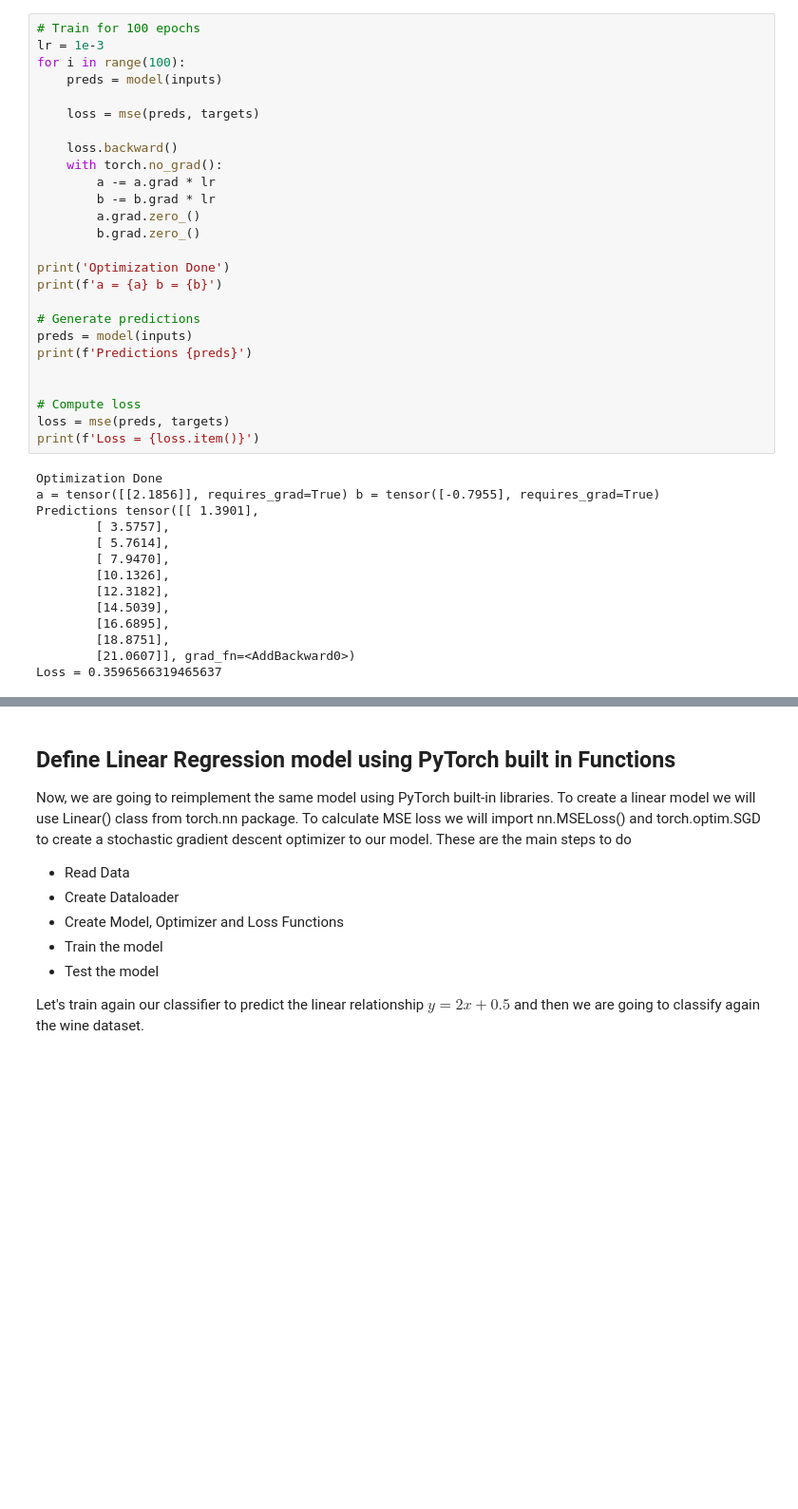
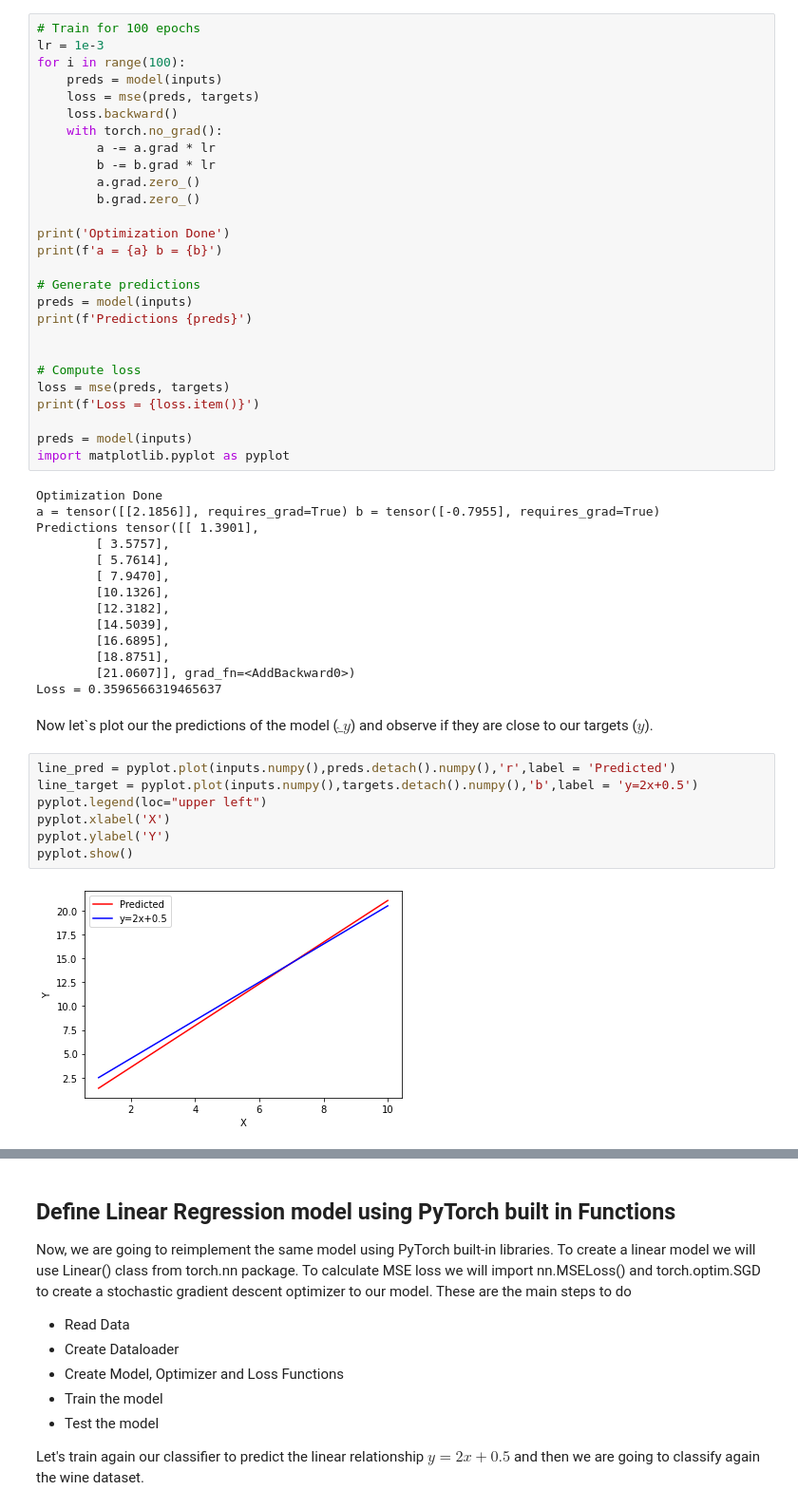
Before and after one commit to iliasprc/pytorch-tutorials, a Jupyter notebook: 1_getting_started/1.7.linear_regression.ipynb, the cells around one changed output, grey strips where cells are left out. Shown at 95% size. Drawn from its saved outputs; the diff is of its cells as text; blank space fills up the shorter version.

```diff
--- a/1_getting_started/1.7.linear_regression.ipynb
+++ b/1_getting_started/1.7.linear_regression.ipynb
@@ -157,9 +153,7 @@ Let's train the model now for 100 iterations and test again the predictions.
 lr = 1e-3
 for i in range(100):
     preds = model(inputs)
-
     loss = mse(preds, targets)
-
     loss.backward()
     with torch.no_grad():
         a -= a.grad * lr
@@ -178,6 +172,9 @@ print(f'Predictions {preds}')
 # Compute loss
 loss = mse(preds, targets)
 print(f'Loss = {loss.item()}')
+
+preds = model(inputs)
+import matplotlib.pyplot as pyplot
 # %% [output]
 Optimization Done
 a = tensor([[2.1856]], requires_grad=True) b = tensor([-0.7955], requires_grad=True)
@@ -192,6 +189,17 @@ Predictions tensor([[ 1.3901],
         [18.8751],
         [21.0607]], grad_fn=<AddBackward0>)
 Loss = 0.3596566319465637
+# %% [markdown]
+Now let`s plot our the predictions of the model ($\hat_{y}$) and observe if they are close to our targets ($y$).
+# %%
+line_pred = pyplot.plot(inputs.numpy(),preds.detach().numpy(),'r',label = 'Predicted')
+line_target = pyplot.plot(inputs.numpy(),targets.detach().numpy(),'b',label = 'y=2x+0.5')
+pyplot.legend(loc="upper left")
+pyplot.xlabel('X')
+pyplot.ylabel('Y')
+pyplot.show()
+# %% [output]
+[figure, added]
 # %% [markdown]
 ## Run linear regression with multidimensional data
 
```
Also changed, not shown: parts of 9 cells of this notebook, 1 other file.
